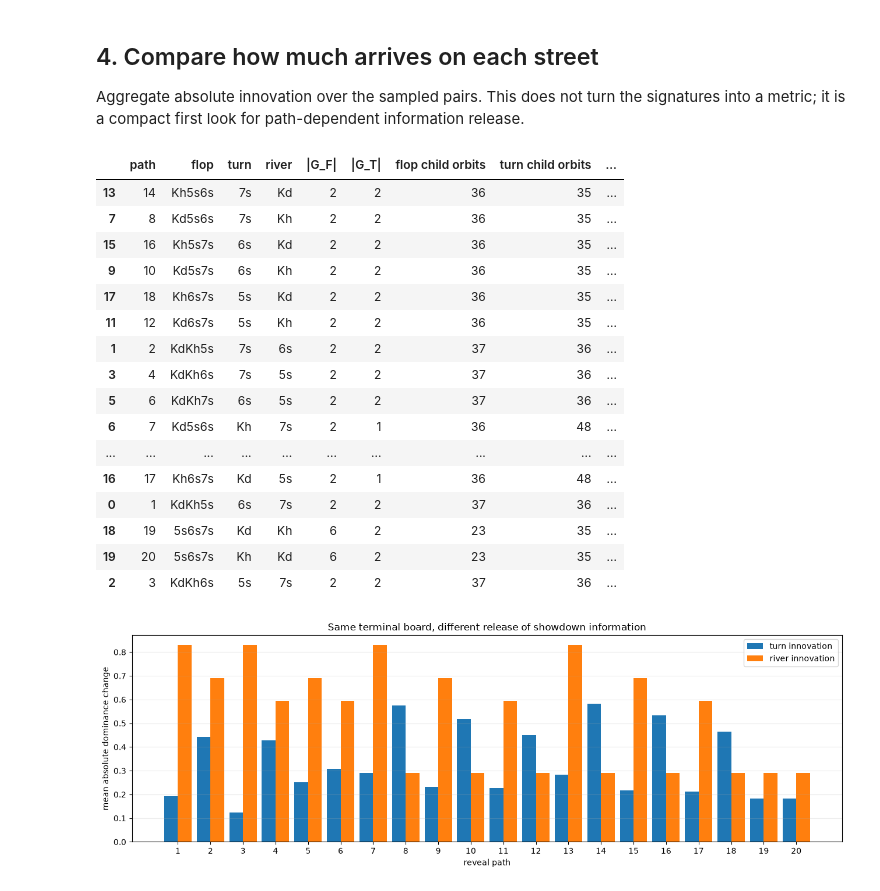
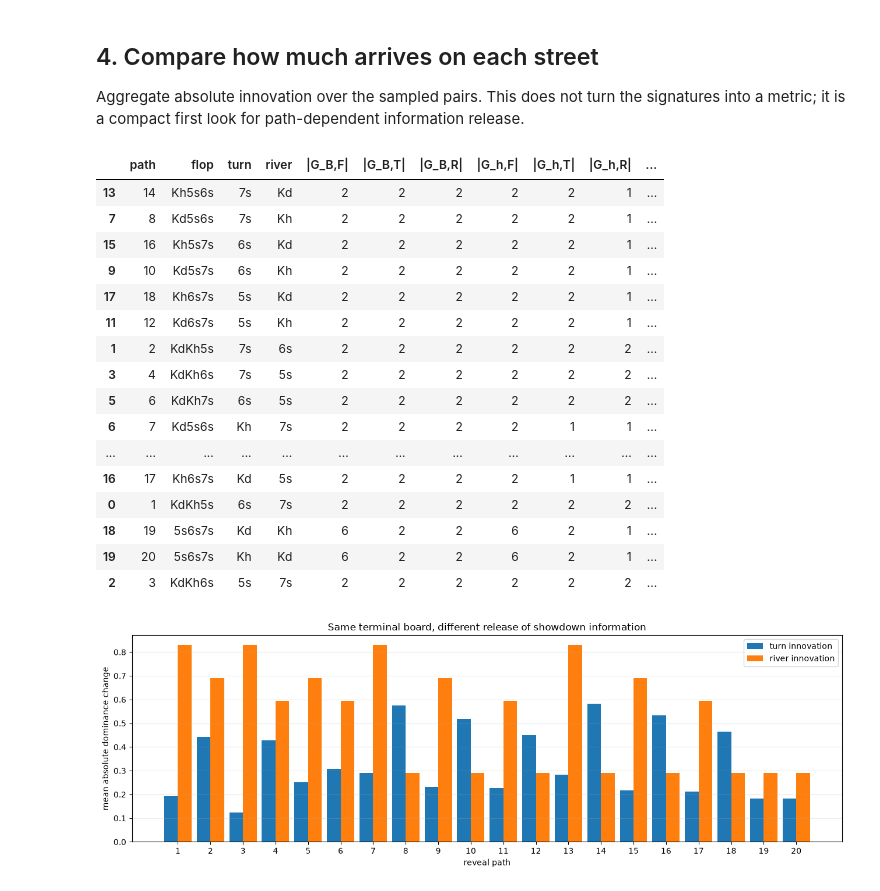
Before and after one commit to barryedmunds101/Pokertool, a Jupyter notebook: experiments/reveal_paths.ipynb, the cells around one changed output. Drawn from its saved outputs; the diff is of its cells as text; code cells hidden in the pictures.

```diff
--- a/experiments/reveal_paths.ipynb
+++ b/experiments/reveal_paths.ipynb
@@ -69,21 +70,30 @@ def relational_signature(board):
 path_rows = []
 for path_id, (flop, turn_card, river_card) in enumerate(histories, 1):
     turn = flop | turn_card
-    flop_state = ChanceState(flop, reveals=(flop,))
-    turn_state = ChanceState(turn, reveals=(flop, turn_card))
-    river_state = ChanceState(terminal_board, reveals=(flop, turn_card, river_card))
+    flop_board_state = ChanceState(flop)
+    turn_board_state = ChanceState(turn)
+    river_board_state = ChanceState(terminal_board)
+    flop_history_state = ChanceState(flop, reveals=(flop,))
+    turn_history_state = ChanceState(turn, reveals=(flop, turn_card))
+    river_history_state = ChanceState(terminal_board, reveals=(flop, turn_card, river_card))
     path_rows.append({
         'path': path_id, 'flop': label(flop), 'turn': card_name(turn_card),
-        'river': card_name(river_card), '|G_F|': len(state_stabilizer(flop_state)),
-        '|G_T|': len(state_stabilizer(turn_state)), '|G_R|': len(state_stabilizer(river_state)),
-        'flop child orbits': len(canonical_chance_children(flop_state)),
-        'turn child orbits': len(canonical_chance_children(turn_state)),
+        'river': card_name(river_card),
+        '|G_B,F|': len(state_stabilizer(flop_board_state)),
+        '|G_B,T|': len(state_stabilizer(turn_board_state)),
+        '|G_B,R|': len(state_stabilizer(river_board_state)),
+        '|G_h,F|': len(state_stabilizer(flop_history_state)),
+        '|G_h,T|': len(state_stabilizer(turn_history_state)),
+        '|G_h,R|': len(state_stabilizer(river_history_state)),
+        'flop child orbits': len(canonical_chance_children(flop_board_state)),
+        'turn child orbits': len(canonical_chance_children(turn_board_state)),
         'R_F': relational_signature(flop), 'R_T': relational_signature(turn),
         'R_R': relational_signature(terminal_board),
     })
 
 paths = pd.DataFrame(path_rows)
 assert paths['R_R'].nunique() == 1
-paths[['path', 'flop', 'turn', 'river', '|G_F|', '|G_T|', '|G_R|',
-       'flop child orbits', 'turn child orbits']]
+assert paths['|G_B,R|'].nunique() == 1
+paths[['path', 'flop', 'turn', 'river', '|G_B,F|', '|G_B,T|', '|G_B,R|',
+       '|G_h,F|', '|G_h,T|', '|G_h,R|', 'flop child orbits', 'turn child orbits']]
 # %% [output]
@@ -168,7 +178,7 @@ def conditional_dominance(public_board, first, second):
         final_board = public_board | sum(completion)
         total += terminal_dominance(first, second, final_board)
         count += 1
-    return total / count
+    return Fraction(total, count)
 
 # Cache by public board and pair because each flop occurs in two paths.
 expectation_cache = {}
@@ -193,7 +203,7 @@ for path_id, (flop, turn_card, river_card) in enumerate(histories, 1):
 
 chance = pd.DataFrame(chance_rows)
 assert len(chance) == 20 * len(sample_pairs)
-assert np.allclose(chance['D_B'] - chance['M_F'], chance['Delta_T'] + chance['Delta_R'])
+assert all(chance['D_B'] - chance['M_F'] == chance['Delta_T'] + chance['Delta_R'])
 chance.head(12)
 # %% [output]
 |  | path | pair | M_F | M_T | D_B | Delta_T | Delta_R |
@@ -214,37 +224,39 @@ chance.head(12)
 
 Aggregate absolute innovation over the sampled pairs. This does not turn the signatures into a metric; it is a compact first look for path-dependent information release.
 # %%
+def exact_mean(values):
+    return sum(values, Fraction()) / len(values)
+
 innovation = (
     chance.assign(abs_Delta_T=lambda frame: frame['Delta_T'].abs(),
                   abs_Delta_R=lambda frame: frame['Delta_R'].abs())
     .groupby('path', as_index=False)
-    .agg(mean_abs_Delta_T=('abs_Delta_T', 'mean'),
-         mean_abs_Delta_R=('abs_Delta_R', 'mean'),
-         rms_Delta_T=('Delta_T', lambda values: np.sqrt(np.mean(values**2))),
-         rms_Delta_R=('Delta_R', lambda values: np.sqrt(np.mean(values**2))))
+    .agg(mean_abs_Delta_T=('abs_Delta_T', exact_mean),
+         mean_abs_Delta_R=('abs_Delta_R', exact_mean))
 )
 summary = paths.merge(innovation, on='path')
-summary[['path', 'flop', 'turn', 'river', '|G_F|', '|G_T|',
+summary[['path', 'flop', 'turn', 'river', '|G_B,F|', '|G_B,T|', '|G_B,R|',
+         '|G_h,F|', '|G_h,T|', '|G_h,R|',
          'flop child orbits', 'turn child orbits',
          'mean_abs_Delta_T', 'mean_abs_Delta_R']].sort_values('mean_abs_Delta_T', ascending=False)
 # %% [output]
-|  | path | flop | turn | river | |G_F| | |G_T| | flop child orbits | turn child orbits | ... |
-| 13 | 14 | Kh5s6s | 7s | Kd | 2 | 2 | 36 | 35 | ... |
-| 7 | 8 | Kd5s6s | 7s | Kh | 2 | 2 | 36 | 35 | ... |
-| 15 | 16 | Kh5s7s | 6s | Kd | 2 | 2 | 36 | 35 | ... |
-| 9 | 10 | Kd5s7s | 6s | Kh | 2 | 2 | 36 | 35 | ... |
-| 17 | 18 | Kh6s7s | 5s | Kd | 2 | 2 | 36 | 35 | ... |
-| 11 | 12 | Kd6s7s | 5s | Kh | 2 | 2 | 36 | 35 | ... |
-| 1 | 2 | KdKh5s | 7s | 6s | 2 | 2 | 37 | 36 | ... |
-| 3 | 4 | KdKh6s | 7s | 5s | 2 | 2 | 37 | 36 | ... |
-| 5 | 6 | KdKh7s | 6s | 5s | 2 | 2 | 37 | 36 | ... |
-| 6 | 7 | Kd5s6s | Kh | 7s | 2 | 1 | 36 | 48 | ... |
-| ... | ... | ... | ... | ... | ... | ... | ... | ... | ... |
-| 16 | 17 | Kh6s7s | Kd | 5s | 2 | 1 | 36 | 48 | ... |
-| 0 | 1 | KdKh5s | 6s | 7s | 2 | 2 | 37 | 36 | ... |
-| 18 | 19 | 5s6s7s | Kd | Kh | 6 | 2 | 23 | 35 | ... |
-| 19 | 20 | 5s6s7s | Kh | Kd | 6 | 2 | 23 | 35 | ... |
-| 2 | 3 | KdKh6s | 5s | 7s | 2 | 2 | 37 | 36 | ... |
+|  | path | flop | turn | river | |G_B,F| | |G_B,T| | |G_B,R| | |G_h,F| | |G_h,T| | |G_h,R| | ... |
+| 13 | 14 | Kh5s6s | 7s | Kd | 2 | 2 | 2 | 2 | 2 | 1 | ... |
+| 7 | 8 | Kd5s6s | 7s | Kh | 2 | 2 | 2 | 2 | 2 | 1 | ... |
+| 15 | 16 | Kh5s7s | 6s | Kd | 2 | 2 | 2 | 2 | 2 | 1 | ... |
+| 9 | 10 | Kd5s7s | 6s | Kh | 2 | 2 | 2 | 2 | 2 | 1 | ... |
+| 17 | 18 | Kh6s7s | 5s | Kd | 2 | 2 | 2 | 2 | 2 | 1 | ... |
+| 11 | 12 | Kd6s7s | 5s | Kh | 2 | 2 | 2 | 2 | 2 | 1 | ... |
+| 1 | 2 | KdKh5s | 7s | 6s | 2 | 2 | 2 | 2 | 2 | 2 | ... |
+| 3 | 4 | KdKh6s | 7s | 5s | 2 | 2 | 2 | 2 | 2 | 2 | ... |
+| 5 | 6 | KdKh7s | 6s | 5s | 2 | 2 | 2 | 2 | 2 | 2 | ... |
+| 6 | 7 | Kd5s6s | Kh | 7s | 2 | 2 | 2 | 2 | 1 | 1 | ... |
+| ... | ... | ... | ... | ... | ... | ... | ... | ... | ... | ... | ... |
+| 16 | 17 | Kh6s7s | Kd | 5s | 2 | 2 | 2 | 2 | 1 | 1 | ... |
+| 0 | 1 | KdKh5s | 6s | 7s | 2 | 2 | 2 | 2 | 2 | 2 | ... |
+| 18 | 19 | 5s6s7s | Kd | Kh | 6 | 2 | 2 | 6 | 2 | 1 | ... |
+| 19 | 20 | 5s6s7s | Kh | Kd | 6 | 2 | 2 | 6 | 2 | 1 | ... |
+| 2 | 3 | KdKh6s | 5s | 7s | 2 | 2 | 2 | 2 | 2 | 2 | ... |
 # %%
 plot_data = summary.sort_values('path')
 x = np.arange(len(plot_data))
```
Also changed, not shown: parts of 11 cells of this notebook.
